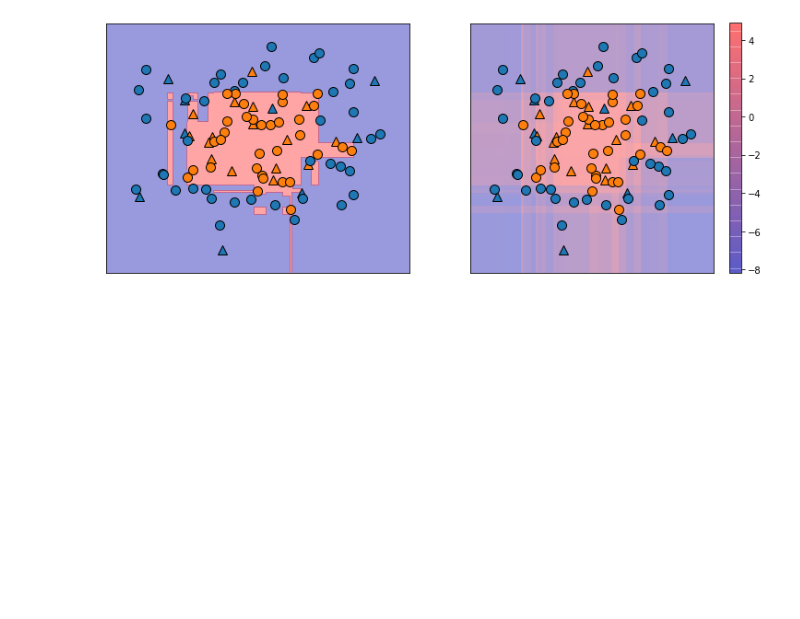
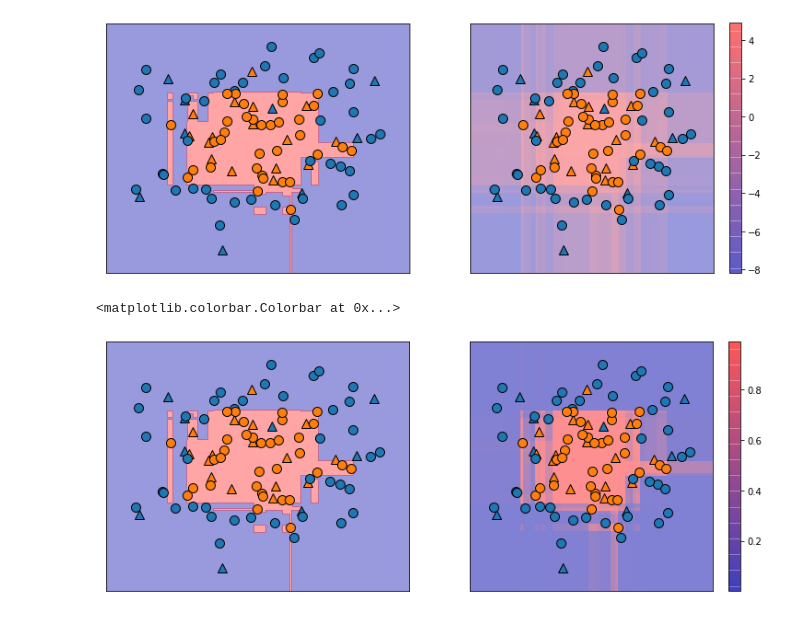
Before and after one commit to wushidiguo/scikit-learn, a Jupyter notebook: 练习.ipynb, the cells around one changed output. Drawn from its saved outputs; the diff is of its cells as text; code cells hidden in the pictures; blank space fills up the shorter version.

```diff
--- a/练习.ipynb
+++ b/练习.ipynb
@@ -742,3 +742,15 @@ plt.colorbar(score_image, ax=axes[1])
 # %% [output]
 <matplotlib.colorbar.Colorbar at 0x...>
 [figure]
+# %%
+fig, axes = plt.subplots(1, 2, figsize=(13, 5))
+mglearn.tools.plot_2d_separator(gbrt, X, ax=axes[0], alpha=.4, fill=True, cm=mglearn.cm2)
+score_image = mglearn.tools.plot_2d_scores(gbrt, X, ax=axes[1], alpha=.5, cm=mglearn.ReBl, function="predict_proba")
+
+for ax in axes:
+    mglearn.discrete_scatter(X_test[:, 0], X_test[:, 1], y_test, markers="^", ax=ax)
+    mglearn.discrete_scatter(X_train[:, 0], X_train[:, 1], y_train, markers="o", ax=ax)
+plt.colorbar(score_image, ax=axes[1])
+# %% [output]
+<matplotlib.colorbar.Colorbar at 0x...>
+[figure, added]
```
Also changed, not shown: parts of 8 cells of this notebook.
